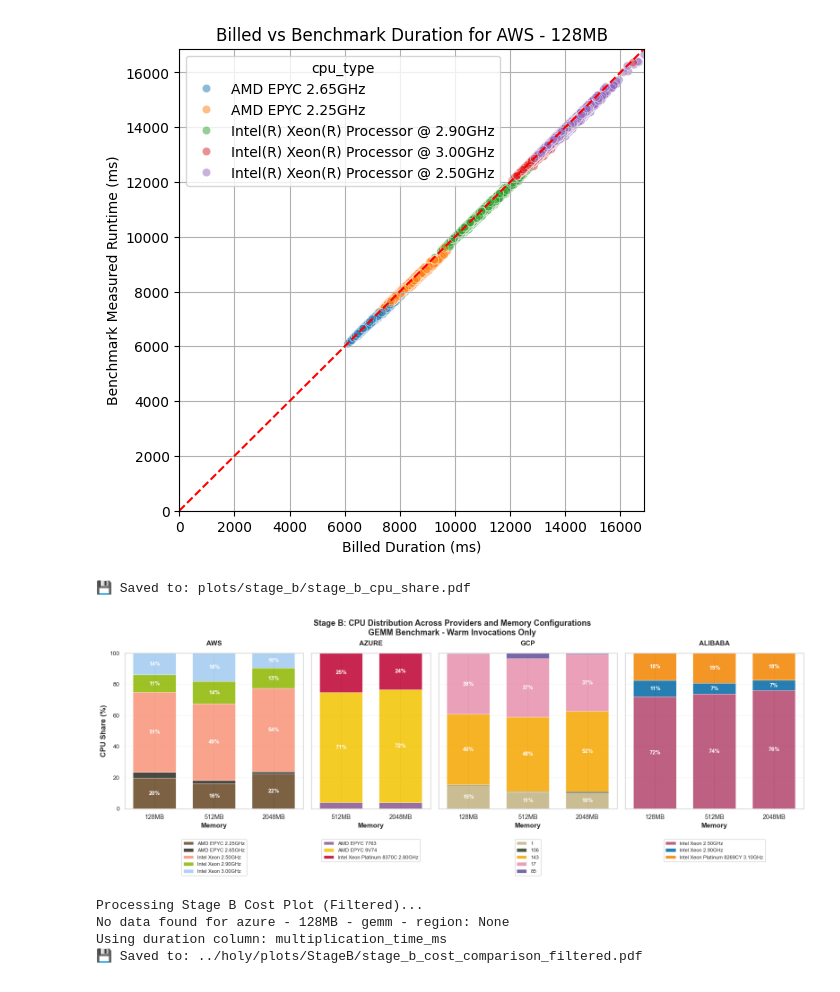
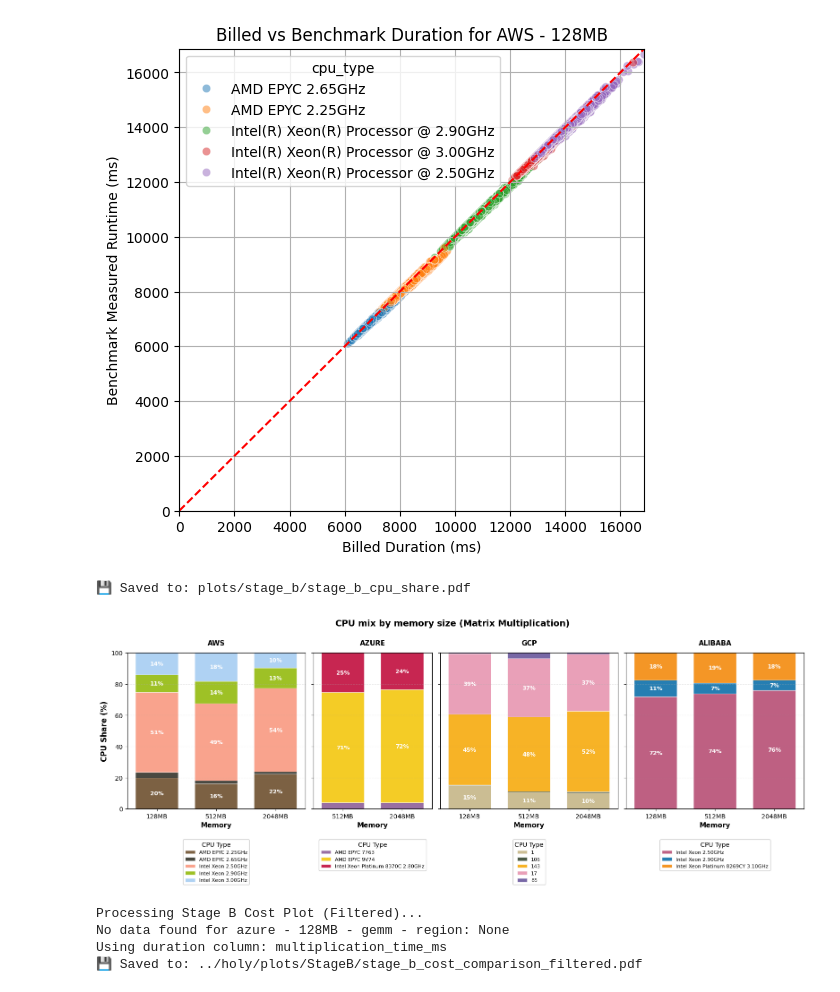
Before and after one commit to Persists/classifaas-results, a Jupyter notebook: stage_b.ipynb, the cells around one changed output. Cells and saved outputs as stored; diff of their text form; code cells hidden in the pictures.

Commit message:
changed titles on the figs

```diff
--- a/stage_b.ipynb
+++ b/stage_b.ipynb
@@ -327,37 +327,37 @@ def plot_stage_b_cpu_share(df, save_dir="../holy/plots/StageB"):
         if legend_entries:
             handles = [entry[0] for entry in legend_entries.values()]
             labels = [entry[1] for entry in legend_entries.values()]
             ax.legend(handles, labels,
+                        title="CPU Type",
                      loc='upper center', bbox_to_anchor=(0.5, -0.18),
                      framealpha=0.95, fontsize=8, ncol=1)
 
     # Set y-axis label only on leftmost plot
     axes[0].set_ylabel("CPU Share (%)", fontweight='bold', fontsize=12)
 
     # Title with more spacing to avoid overlap
-    fig.suptitle("Stage B: CPU Distribution Across Providers and Memory Configurations\n"
-                 "GEMM Benchmark - Warm Invocations Only",
-                 fontsize=13, fontweight='bold', y=0.985)
+    fig.suptitle("CPU mix by memory size (Matrix Multiplication)",
+                 fontsize=14, fontweight='bold', y=0.985)
 
     plt.tight_layout()
     plt.subplots_adjust(top=0.86, bottom=0.28, wspace=0.05)
 
     # Save
     if save_dir:
         import os
         os.makedirs(save_dir, exist_ok=True)
         out_path = os.path.join(save_dir, "stage_b_cpu_share.pdf")
         plt.savefig(out_path, bbox_inches="tight", format='pdf')
         print(f"\n💾 Saved to: {out_path}")
 
     plt.show()
 
 
 # Usage:
 plot_stage_b_cpu_share(df, save_dir="plots/stage_b")
 # %% [output]
 💾 Saved to: plots/stage_b/stage_b_cpu_share.pdf
-[figure, old version]
+[figure, new version]
 # %%
 import matplotlib.pyplot as plt
 import seaborn as sns
```
Also changed, not shown: parts of 2 cells of this notebook, 9 other files.
